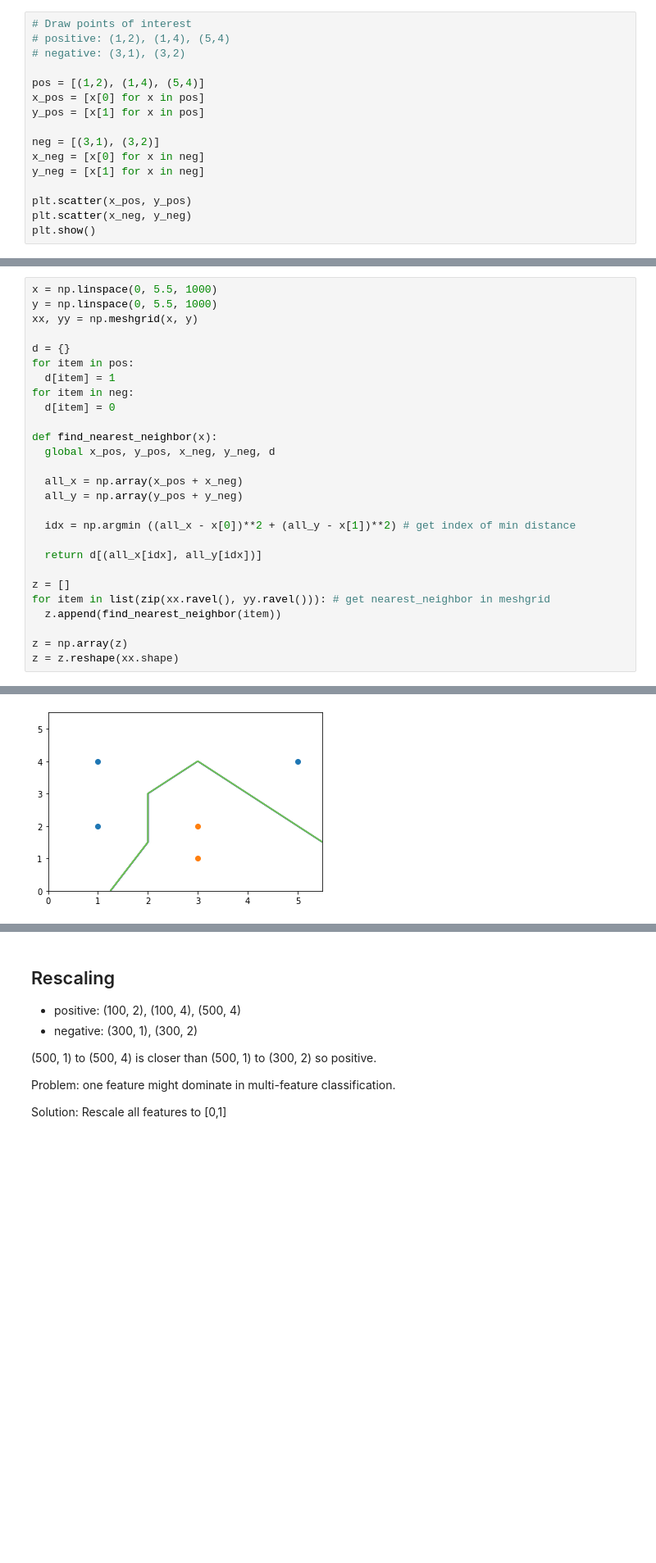
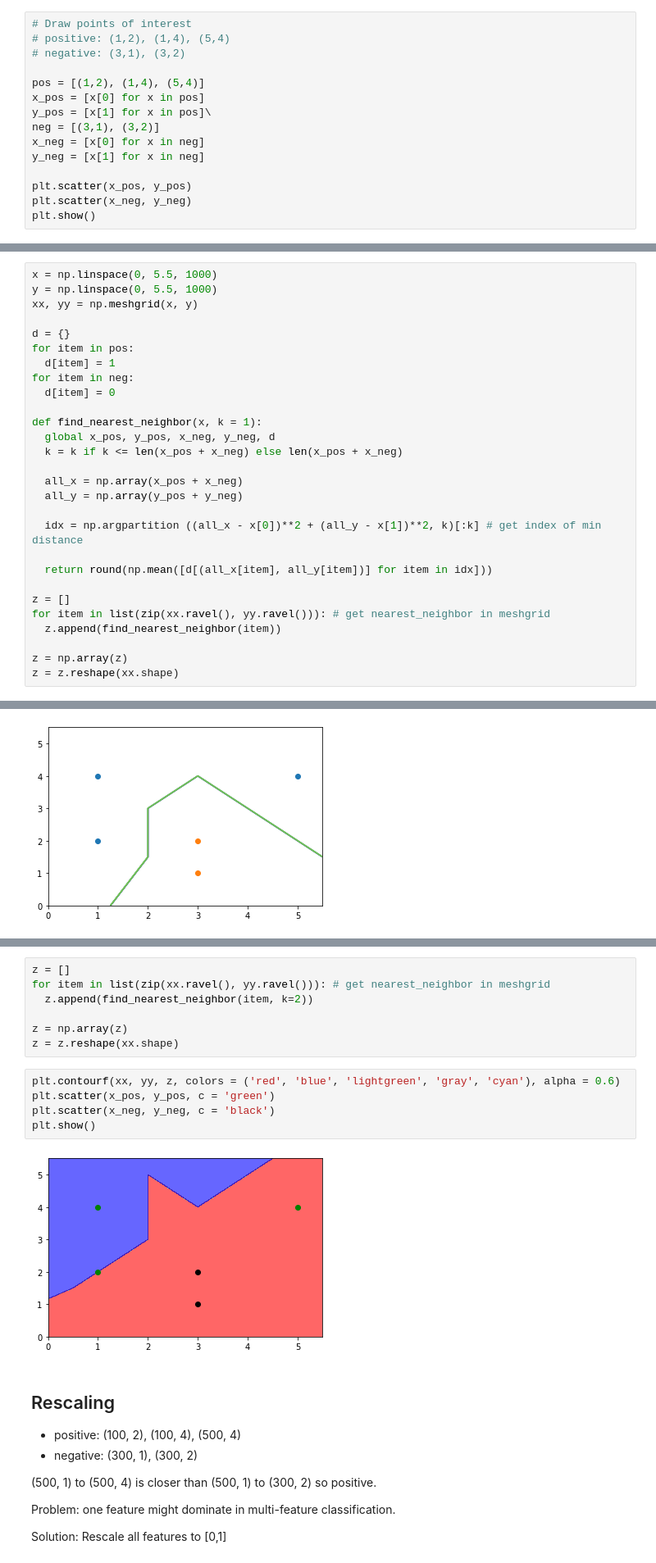
Before and after one commit to LongntLe/CS4780, a Jupyter notebook: Knn.ipynb, the cells around one changed output, grey strips where cells are left out. Shown at 82% size. Cells and saved outputs as stored; diff of their text form; blank space fills up the shorter version.

```diff
--- a/Knn.ipynb
+++ b/Knn.ipynb
@@ -12,8 +12,7 @@ import numpy as np
 
 pos = [(1,2), (1,4), (5,4)]
 x_pos = [x[0] for x in pos]
-y_pos = [x[1] for x in pos]
-
+y_pos = [x[1] for x in pos]\
 neg = [(3,1), (3,2)]
 x_neg = [x[0] for x in neg]
 y_neg = [x[1] for x in neg]
@@ -34,15 +33,16 @@ for item in pos:
 for item in neg:
   d[item] = 0
 
-def find_nearest_neighbor(x):
+def find_nearest_neighbor(x, k = 1):
   global x_pos, y_pos, x_neg, y_neg, d
+  k = k if k <= len(x_pos + x_neg) else len(x_pos + x_neg)
 
   all_x = np.array(x_pos + x_neg)
   all_y = np.array(y_pos + y_neg)
 
-  idx = np.argmin ((all_x - x[0])**2 + (all_y - x[1])**2) # get index of min distance
+  idx = np.argpartition ((all_x - x[0])**2 + (all_y - x[1])**2, k)[:k] # get index of min distance
 
-  return d[(all_x[idx], all_y[idx])]
+  return round(np.mean([d[(all_x[item], all_y[item])] for item in idx]))
 
 z = []
 for item in list(zip(xx.ravel(), yy.ravel())): # get nearest_neighbor in meshgrid
@@ -67,3 +69,17 @@ plt.show()
+# %%
+z = []
+for item in list(zip(xx.ravel(), yy.ravel())): # get nearest_neighbor in meshgrid
+  z.append(find_nearest_neighbor(item, k=2))
+
+z = np.array(z)
+z = z.reshape(xx.shape)
+# %%
+plt.contourf(xx, yy, z, colors = ('red', 'blue', 'lightgreen', 'gray', 'cyan'), alpha = 0.6)
+plt.scatter(x_pos, y_pos, c = 'green')
+plt.scatter(x_neg, y_neg, c = 'black')
+plt.show()
+# %% [output]
+[figure, added]
 # %% [markdown]
 ## Rescaling
 
```
Also changed, not shown: parts of 1 cell of this notebook.
